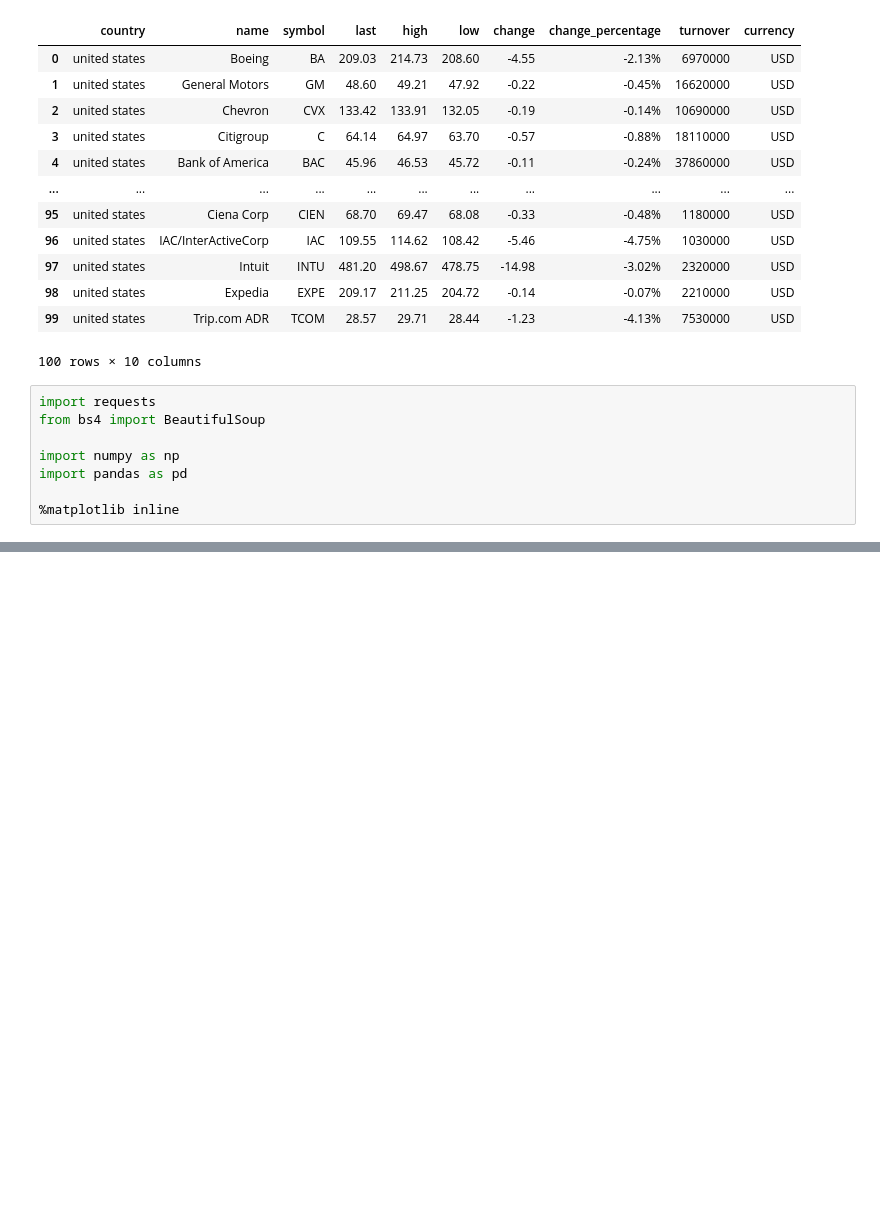
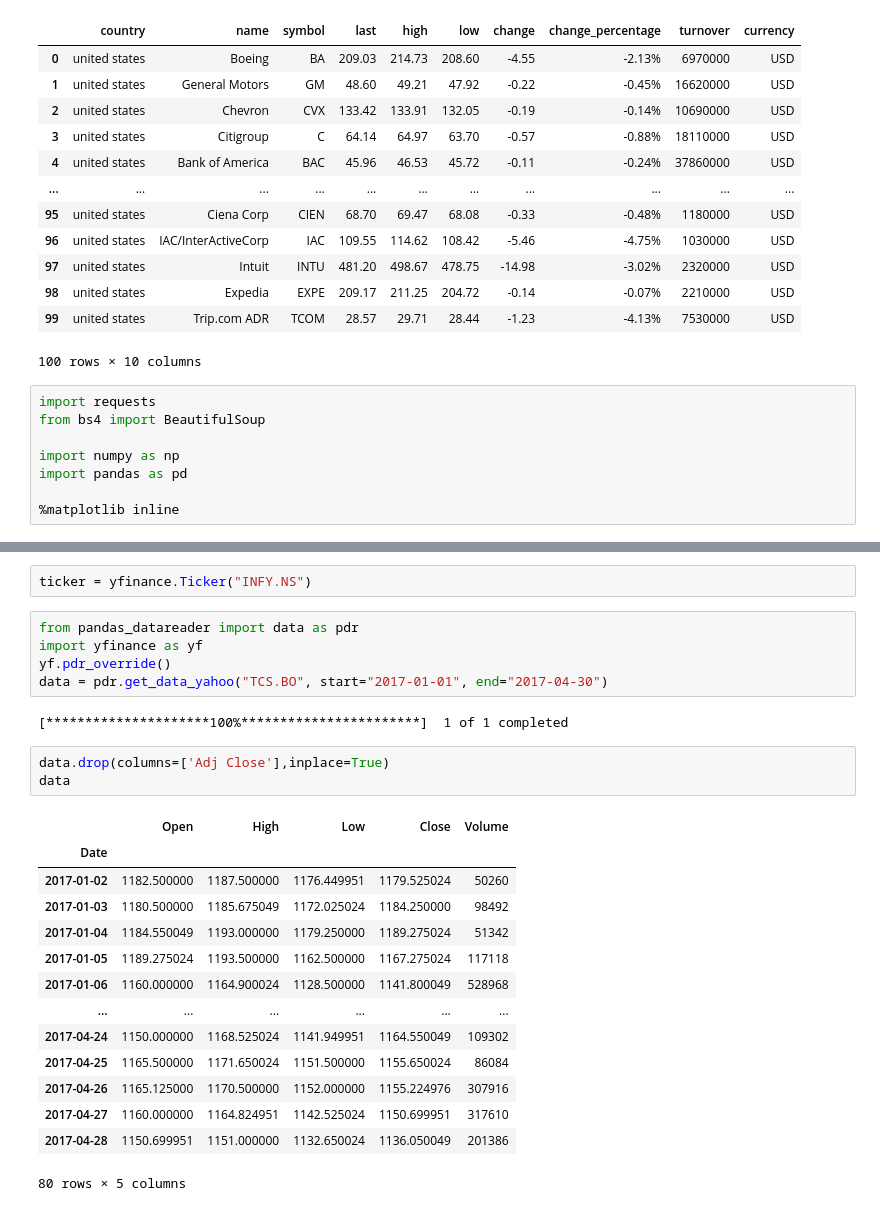
Before and after one commit to vivekjainmaiet/stockanalysis, a Jupyter notebook: notebooks/vivek_notebook.ipynb, the cells around one changed output, grey strips where cells are left out. Drawn from its saved outputs; the diff is of its cells as text; blank space fills up the shorter version.

```diff
--- a/notebooks/vivek_notebook.ipynb
+++ b/notebooks/vivek_notebook.ipynb
@@ -632,0 +725,27 @@ soup.find_all('div', {'class': 'ns-data'})
+# %%
+ticker = yfinance.Ticker("INFY.NS")
+# %%
+from pandas_datareader import data as pdr
+import yfinance as yf
+yf.pdr_override()
+data = pdr.get_data_yahoo("TCS.BO", start="2017-01-01", end="2017-04-30")
+# %% [output]
+[*********************100%***********************]  1 of 1 completed
+# %%
+data.drop(columns=['Adj Close'],inplace=True)
+data
+# %% [output]
+|  | Open | High | Low | Close | Volume |
+| Date |  |  |  |  |  |
+| 2017-01-02 | 1182.500000 | 1187.500000 | 1176.449951 | 1179.525024 | 50260 |
+| 2017-01-03 | 1180.500000 | 1185.675049 | 1172.025024 | 1184.250000 | 98492 |
+| 2017-01-04 | 1184.550049 | 1193.000000 | 1179.250000 | 1189.275024 | 51342 |
+| 2017-01-05 | 1189.275024 | 1193.500000 | 1162.500000 | 1167.275024 | 117118 |
+| 2017-01-06 | 1160.000000 | 1164.900024 | 1128.500000 | 1141.800049 | 528968 |
+| ... | ... | ... | ... | ... | ... |
+| 2017-04-24 | 1150.000000 | 1168.525024 | 1141.949951 | 1164.550049 | 109302 |
+| 2017-04-25 | 1165.500000 | 1171.650024 | 1151.500000 | 1155.650024 | 86084 |
+| 2017-04-26 | 1165.125000 | 1170.500000 | 1152.000000 | 1155.224976 | 307916 |
+| 2017-04-27 | 1160.000000 | 1164.824951 | 1142.525024 | 1150.699951 | 317610 |
+| 2017-04-28 | 1150.699951 | 1151.000000 | 1132.650024 | 1136.050049 | 201386 |
+80 rows × 5 columns
```
Also changed, not shown: parts of 13 cells of this notebook, 18 other files.
